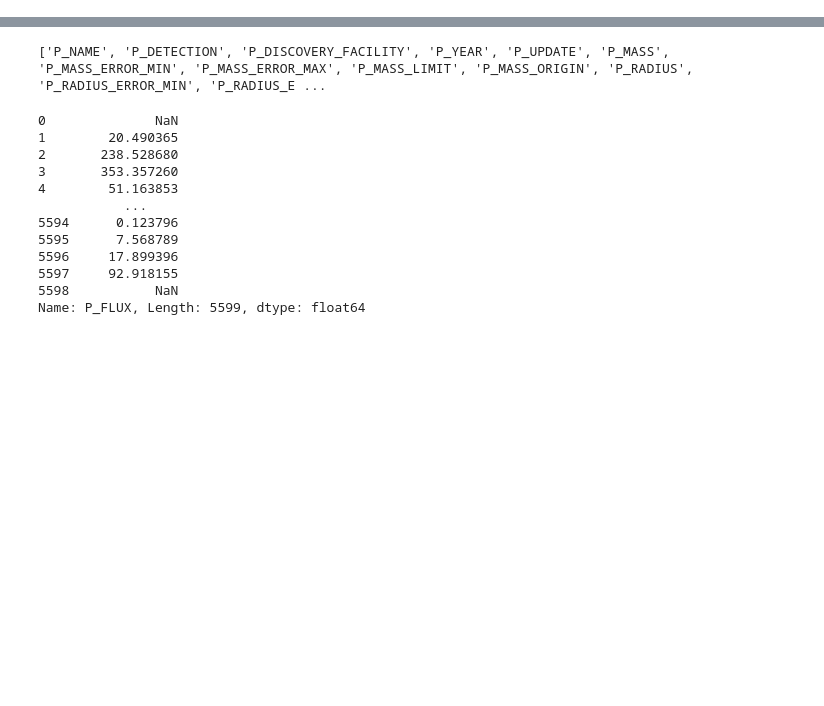
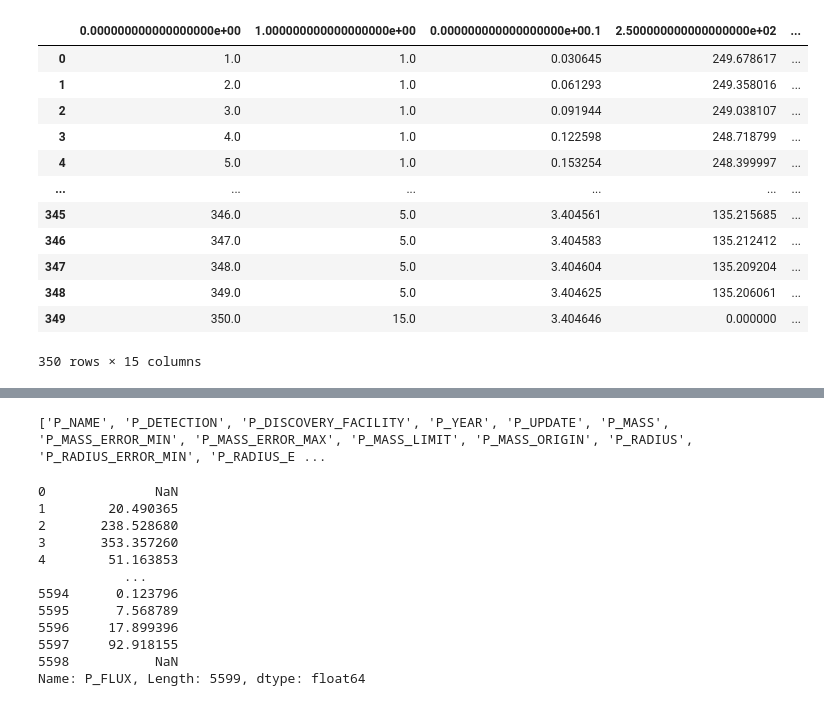
Before and after one commit to sfremy/ph_tools, a Jupyter notebook: stats_misc.ipynb, the cells around one changed output, grey strips where cells are left out. Saved outputs shown, nothing was run; the diff lists cells and outputs as text; code cells hidden in the pictures; blank space fills up the shorter version.

```diff
--- a/hwc_stats.ipynb
+++ b/stats_misc.ipynb
@@ -1,5 +1,22 @@
 # %%
 import pandas as pd
+# %%
+starpasta_output = pd.read_csv('Z0.001_M250.0.csv')
+starpasta_output
+# %% [output]
+|  | 0.000000000000000000e+00 | 1.000000000000000000e+00 | 0.000000000000000000e+00.1 | 2.500000000000000000e+02 | ... |
+| 0 | 1.0 | 1.0 | 0.030645 | 249.678617 | ... |
+| 1 | 2.0 | 1.0 | 0.061293 | 249.358016 | ... |
+| 2 | 3.0 | 1.0 | 0.091944 | 249.038107 | ... |
+| 3 | 4.0 | 1.0 | 0.122598 | 248.718799 | ... |
+| 4 | 5.0 | 1.0 | 0.153254 | 248.399997 | ... |
+| ... | ... | ... | ... | ... | ... |
+| 345 | 346.0 | 5.0 | 3.404561 | 135.215685 | ... |
+| 346 | 347.0 | 5.0 | 3.404583 | 135.212412 | ... |
+| 347 | 348.0 | 5.0 | 3.404604 | 135.209204 | ... |
+| 348 | 349.0 | 5.0 | 3.404625 | 135.206061 | ... |
+| 349 | 350.0 | 15.0 | 3.404646 | 0.000000 | ... |
+350 rows × 15 columns
 # %%
 hwc = pd.read_csv('hwc_full.csv')
 hwc
```
Also changed, not shown: parts of 1 cell of this notebook, 3 other files.
